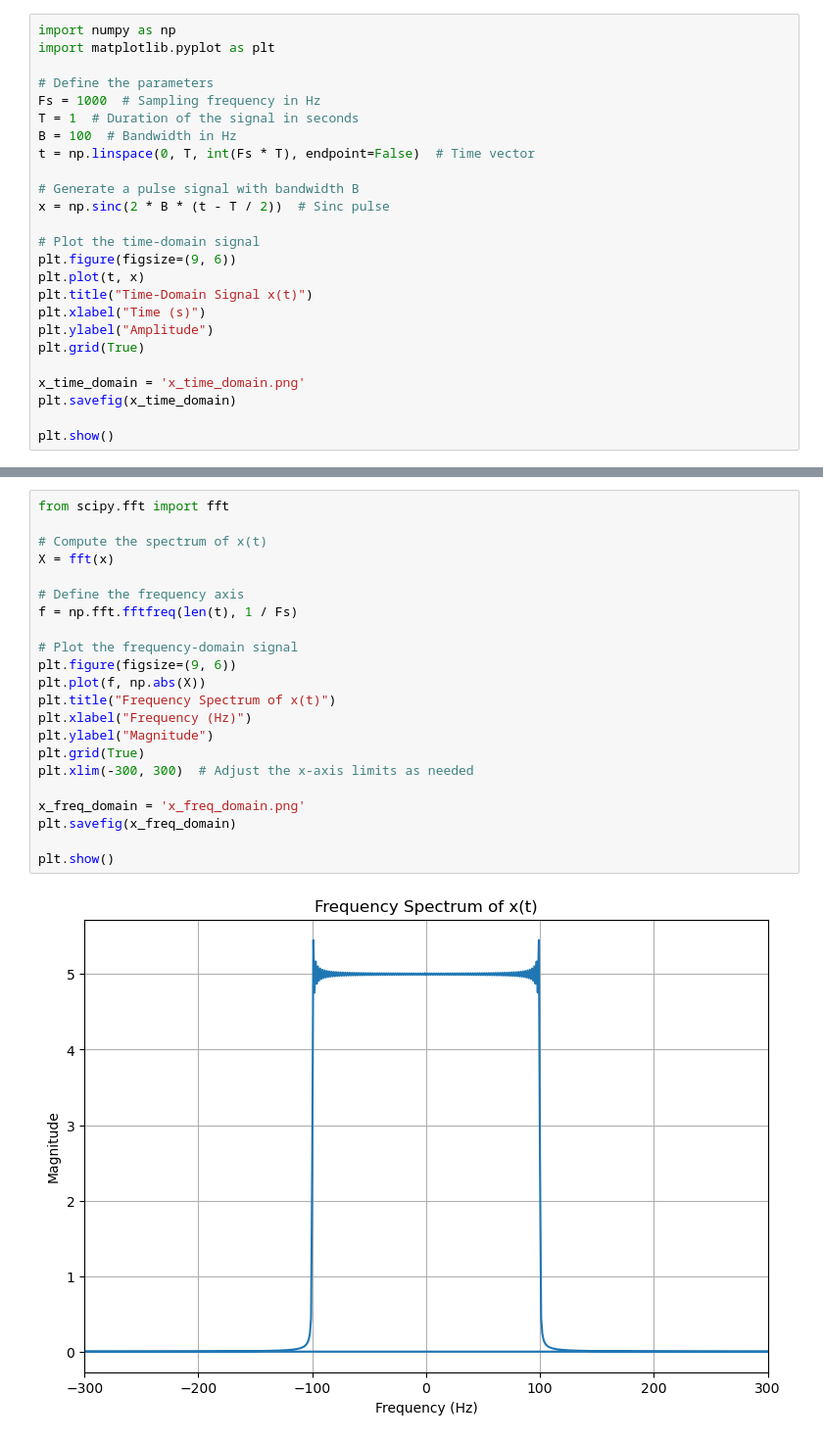
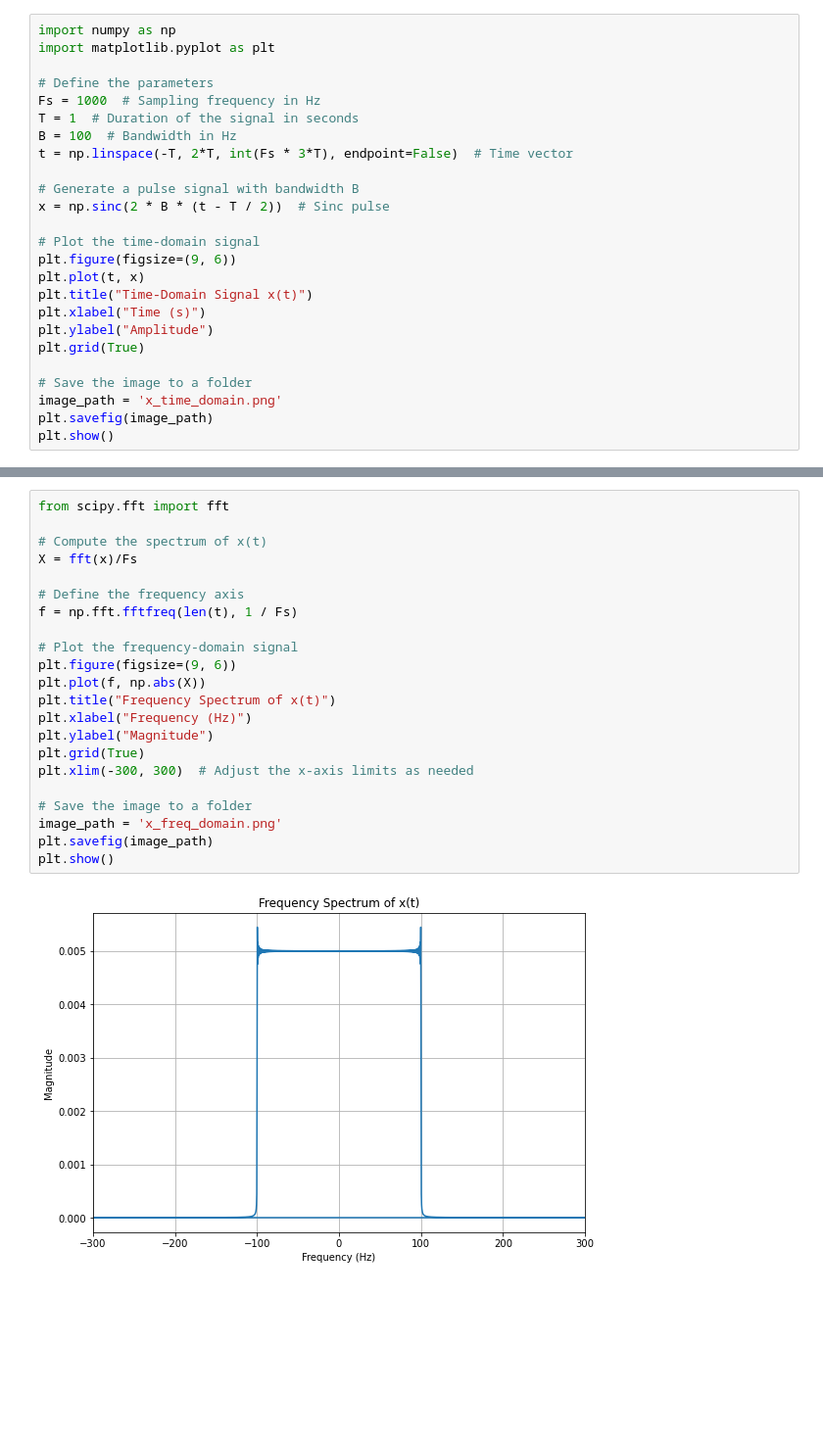
Before and after one commit to Everloom-129/ECE459_Communication_System_Project, a Jupyter notebook: PJ3/LPF.ipynb, the cells around one changed output, grey strips where cells are left out. Shown: that part at 98% size. Saved outputs shown, nothing was run; the diff lists cells and outputs as text; blank space fills up the shorter version.

```diff
--- a/PJ3/LPF.ipynb
+++ b/PJ3/LPF.ipynb
@@ -9,7 +6,7 @@ import matplotlib.pyplot as plt
 Fs = 1000  # Sampling frequency in Hz
 T = 1  # Duration of the signal in seconds
 B = 100  # Bandwidth in Hz
-t = np.linspace(0, T, int(Fs * T), endpoint=False)  # Time vector
+t = np.linspace(-T, 2*T, int(Fs * 3*T), endpoint=False)  # Time vector
 
 # Generate a pulse signal with bandwidth B
 x = np.sinc(2 * B * (t - T / 2))  # Sinc pulse
@@ -22,8 +19,8 @@ plt.xlabel("Time (s)")
 plt.ylabel("Amplitude")
 plt.grid(True)
 
-x_time_domain = 'x_time_domain.png'
-plt.savefig(x_time_domain)
-
+# Save the image to a folder
+image_path = 'x_time_domain.png'
+plt.savefig(image_path)
 plt.show()
 # %% [output]
@@ -31,27 +28,27 @@ plt.show()
 # %%
 from scipy.fft import fft
 
 # Compute the spectrum of x(t)
-X = fft(x)
+X = fft(x)/Fs
 
 # Define the frequency axis
 f = np.fft.fftfreq(len(t), 1 / Fs)
 
 # Plot the frequency-domain signal
 plt.figure(figsize=(9, 6))
 plt.plot(f, np.abs(X))
 plt.title("Frequency Spectrum of x(t)")
 plt.xlabel("Frequency (Hz)")
 plt.ylabel("Magnitude")
 plt.grid(True)
 plt.xlim(-300, 300)  # Adjust the x-axis limits as needed
 
-x_freq_domain = 'x_freq_domain.png'
-plt.savefig(x_freq_domain)
-
+# Save the image to a folder
+image_path = 'x_freq_domain.png'
+plt.savefig(image_path)
 plt.show()
 # %% [output]
-[figure, old version]
+[figure, new version]
 # %%
 # Define the cutoff frequency of the low-pass filter
 Bc = 200  # Choose a cutoff frequency (Bc) that is greater than B
```
Also changed, not shown: parts of 7 cells of this notebook, 1 other file.
